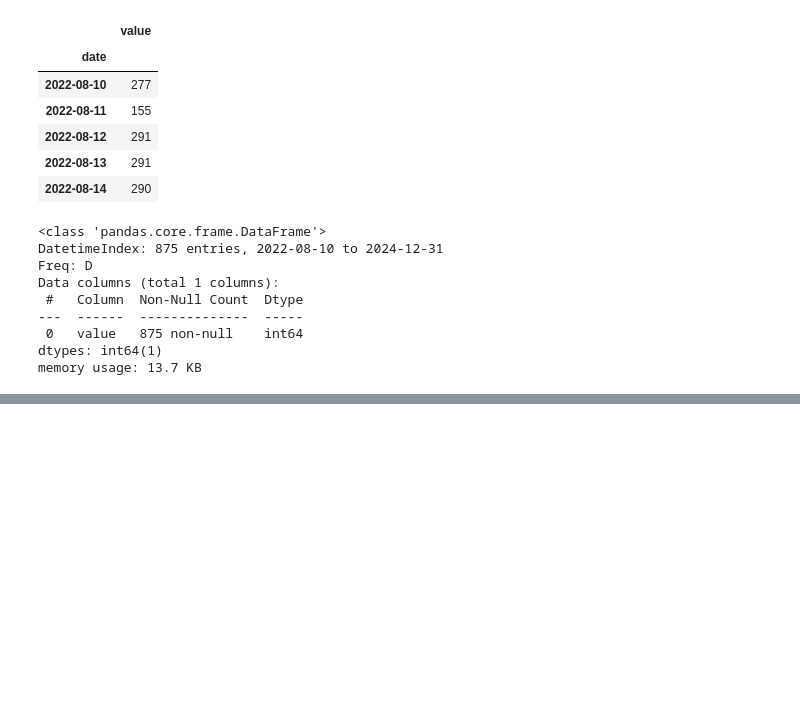
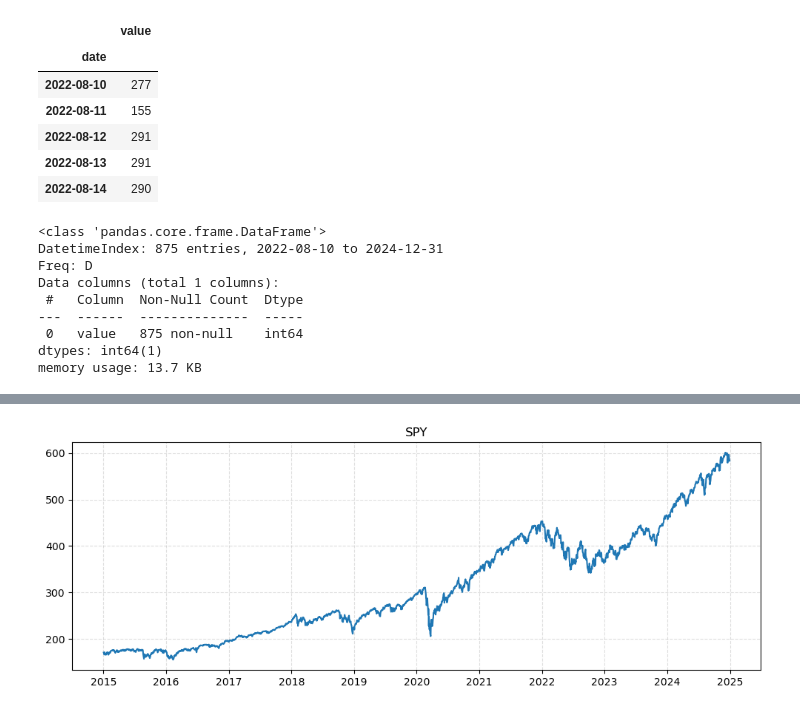
Before and after one commit to ndrhmdk/foundation-moirai-time-series-forecasting, a Jupyter notebook: notebooks/exp-pull-data.ipynb, the cells around one changed output, grey strips where cells are left out. Saved outputs shown, nothing was run; the diff lists cells and outputs as text; code cells hidden in the pictures; blank space fills up the shorter version.

```diff
--- a/notebooks/exp-pull-data.ipynb
+++ b/notebooks/exp-pull-data.ipynb
@@ -200,0 +235,6 @@ memory usage: 13.7 KB
+# %%
+df_spy.to_csv(SPY_CSV)
+temp_df = pd.read_csv(f"{SPY_CSV}", index_col='date', parse_dates=True)
+print(f"SPY Range: {temp_df.index.min()} to {temp_df.index.max()}")
+visualize("SPY", temp_df)
+# %% [output]
@@ -200,0 +242 @@ memory usage: 13.7 KB
+[figure, added]
```
Also changed, not shown: parts of 10 cells of this notebook, 1 other file.
